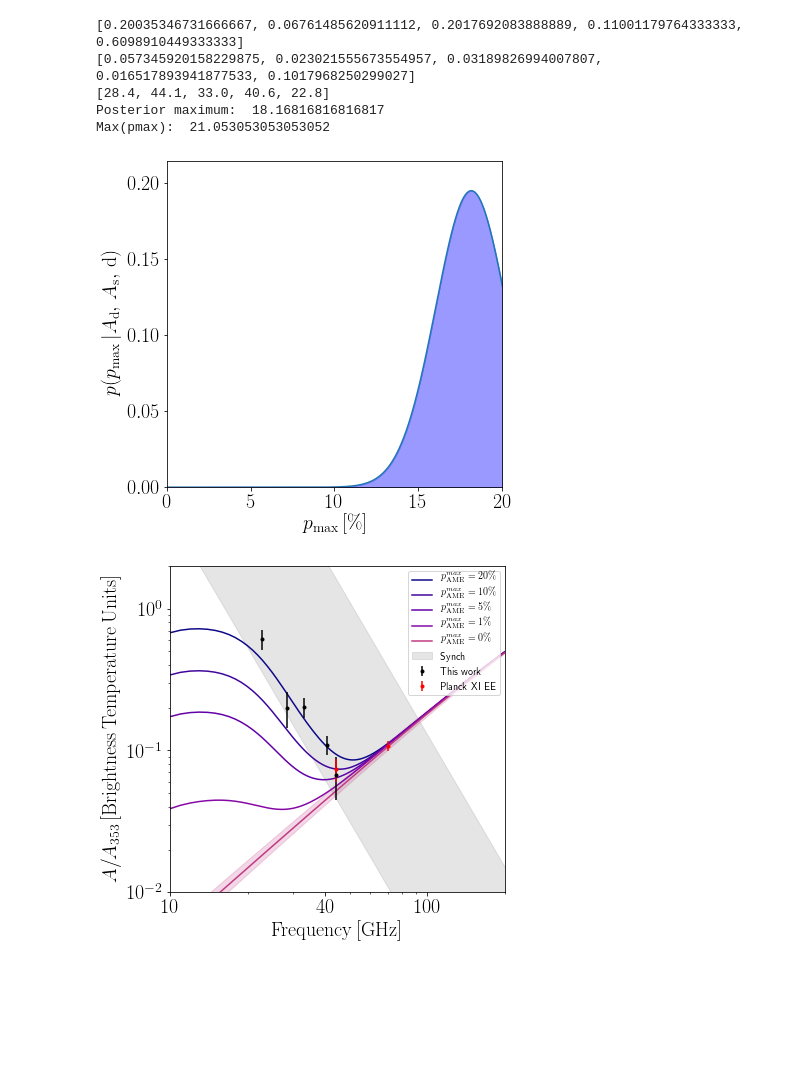
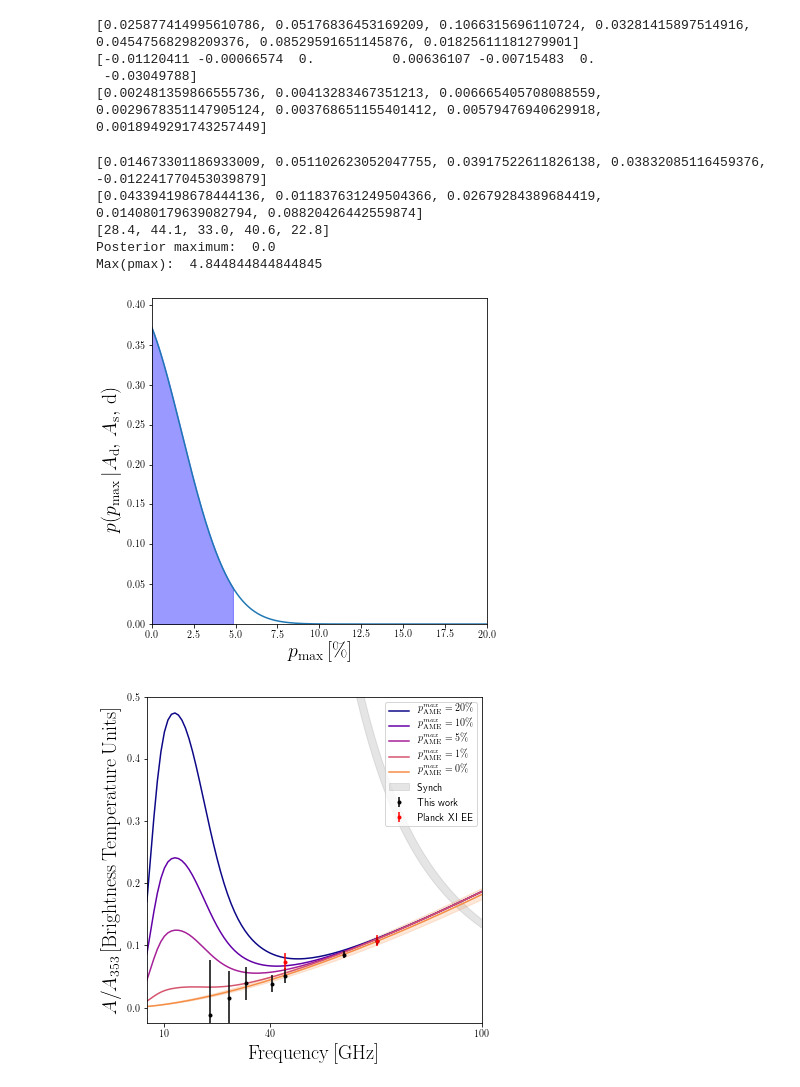
Before and after one commit to hermda02/dang, a Jupyter notebook: scripts/sed_plotter.ipynb, the cells around one changed output. Saved outputs shown, nothing was run; the diff lists cells and outputs as text; code cells hidden in the pictures; blank space fills up the shorter version.

```diff
--- a/scripts/sed_plotter.ipynb
+++ b/scripts/sed_plotter.ipynb
@@ -156,8 +191,8 @@ def read_params(filename):
     blabs = []
     bfreq = []
     for band in range(numbands):
-        blabs.append('BAND_LABEL'+str(band+1).zfill(2))
-        bfreq.append('BAND_FREQ'+str(band+1).zfill(2))
+        blabs.append('BAND_LABEL'+str(band+1).zfill(3))
+        bfreq.append('BAND_FREQ'+str(band+1).zfill(3))
     for band in range(numbands):
          with open(filename,'r') as infile:
             for line in infile:
@@ -301,11 +339,34 @@ Synch U:       -76.0376487330825 1.6506691850324684 79.33898710314745
+# %%
+# ax.fill_between(x,mbb(1.0,353.,x,19.6,beta_d_mean-beta_d_std),mbb(1.0,353.,x,19.5,beta_d_mean+beta_d_std),color=colors[8],alpha=0.2) # Planck 2018 Dust Pol MBB
+thermal_amp = []
+thermal_err = []
+for i in range(len(freq)):
+    thermal_amp.append(mbb(1.0,353.,freq[i],19.6,beta_d_mean))
+    thermal_err.append(abs(mbb(1.0,353.,freq[i],19.6,beta_d_mean+beta_d_std) - mbb(1.0,353.,freq[i],19.6,beta_d_mean)))
+
+print(thermal_amp)
+print(dust_Q_means)
+print(thermal_err)
+# %% [output]
+[0.025877414995610786, 0.05176836453169209, 0.1066315696110724, 0.03281415897514916, 0.04547568298209376, 0.08529591651145876, 0.01825611181279901]
+[-0.01120411 -0.00066574  0.          0.00636107 -0.00715483  0.
+ -0.03049788]
+[0.002481359866555736, 0.00413283467351213, 0.006665405708088559, 0.0029678351147905124, 0.003768651155401412, 0.00579476940629918, 0.0018949291743257449]
 # %%
+dust_plus_thermal_amp = []
+dust_plus_thermal_err = []
+for i in range(len(dust_Q_means)):
+    dust_plus_thermal_amp.append(dust_Q_means[i] + thermal_amp[i])
+    dust_plus_thermal_err.append(np.sqrt(dust_Q_std[i]**2 + thermal_err[i]**2))
 t_err   = []
 t_amps  = []
 t_freqs = []
 for i in range(len(dust_Q_means)):
     if dust_Q_means[i] != 0.0:
-        t_amps.append(dust_Q_means[i])
-        t_err.append(dust_Q_std[i])
+#         t_amps.append(dust_Q_means[i])
+#         t_err.append(dust_Q_std[i])
+        t_amps.append(dust_Q_means[i]+thermal_amp[i])
+        t_err.append(np.sqrt(dust_Q_std[i]**2+thermal_err[i]**2))
         t_freqs.append(freq[i])
 
 print(t_amps)
@@ -317,41 +378,41 @@ T_d = t_d_mean #np.linspace(19.5,19.7,100)
 # else:
 #     T_d = np.linspace(t_d_mean-t_d_std,t_d_mean+t_d_std,100)
 if (beta_d_std != 0.0):
-    beta_d = np.linspace(beta_d_mean-beta_d_std,beta_d_mean+beta_d_std,100)
+    beta_d = np.linspace(beta_d_mean-beta_d_std,beta_d_mean+beta_d_std,1000)
 else:
     beta_d = beta_d_mean
 pmax  = np.linspace(0,22,1000)
 vals  = np.empty(1000)
 vals  = 0.0
 
-for i in range(100):
+for i in range(1000):
     vals += fit_ame_2_amps(spdust_tot,mbb(1.0,353.,x,T_d,beta_d[i]),x,t_amps,t_freqs,t_err)
 
 norm  = np.trapz(vals,pmax)
 cumul = np.cumsum(vals)
 dummy = np.empty(1000)
 xfill = np.where(cumul/cumul[-1] < 0.95)[-1]
 dummy[:] = 0.0
 
 print("Posterior maximum: ",float(pmax[np.where(vals == np.max(vals))]))
 print("Max(pmax): ",np.max(pmax[:xfill[-1]]))
 
 fig, ax = plt.subplots(figsize=(6,6))
 ax.plot(pmax,vals/norm)
 ax.set_xlabel(r'$p_{\rm max}\, [{\rm \%}]$',size=20)
 ax.set_ylabel(r'$p(p_{\rm max}\,|A_{\rm d},\,A_{\rm s},\,{\rm d})$',size=20)
 ax.set_xlim([0,20])
 ax.set_ylim([0,1.1*np.max(vals/norm)])
 ax.fill_between(pmax[:xfill[-1]],dummy[:xfill[-1]],vals[:xfill[-1]]/norm,color='blue',alpha=0.4,label=r'${\rm 95\,\%\, Confidence\, Interval}$')
-plt.savefig('../'+dir+'/P_amp_bestfit_posterior_w_sed_'+version+'.pdf',dpi=300,bbox_inches='tight')
+plt.savefig('../'+dir+'/P_amp_bestfit_posterior_'+version+'.pdf',dpi=300,bbox_inches='tight')
 plt.show()
 
 plot_SED()
 # %% [output]
-[0.20035346731666667, 0.06761485620911112, 0.2017692083888889, 0.11001179764333333, 0.6098910449333333]
-[0.057345920158229875, 0.023021555673554957, 0.03189826994007807, 0.016517893941877533, 0.1017968250299027]
+[0.014673301186933009, 0.051102623052047755, 0.03917522611826138, 0.03832085116459376, -0.012241770453039879]
+[0.043394198678444136, 0.011837631249504366, 0.02679284389684419, 0.014080179639082794, 0.08820426442559874]
 [28.4, 44.1, 33.0, 40.6, 22.8]
-Posterior maximum:  18.16816816816817
-Max(pmax):  21.053053053053052
+Posterior maximum:  0.0
+Max(pmax):  4.844844844844845
-[figure, old version]
+[figure, new version]
-[figure, old version]
+[figure, new version]
```
Also changed, not shown: parts of 4 cells of this notebook, 2 other files.
